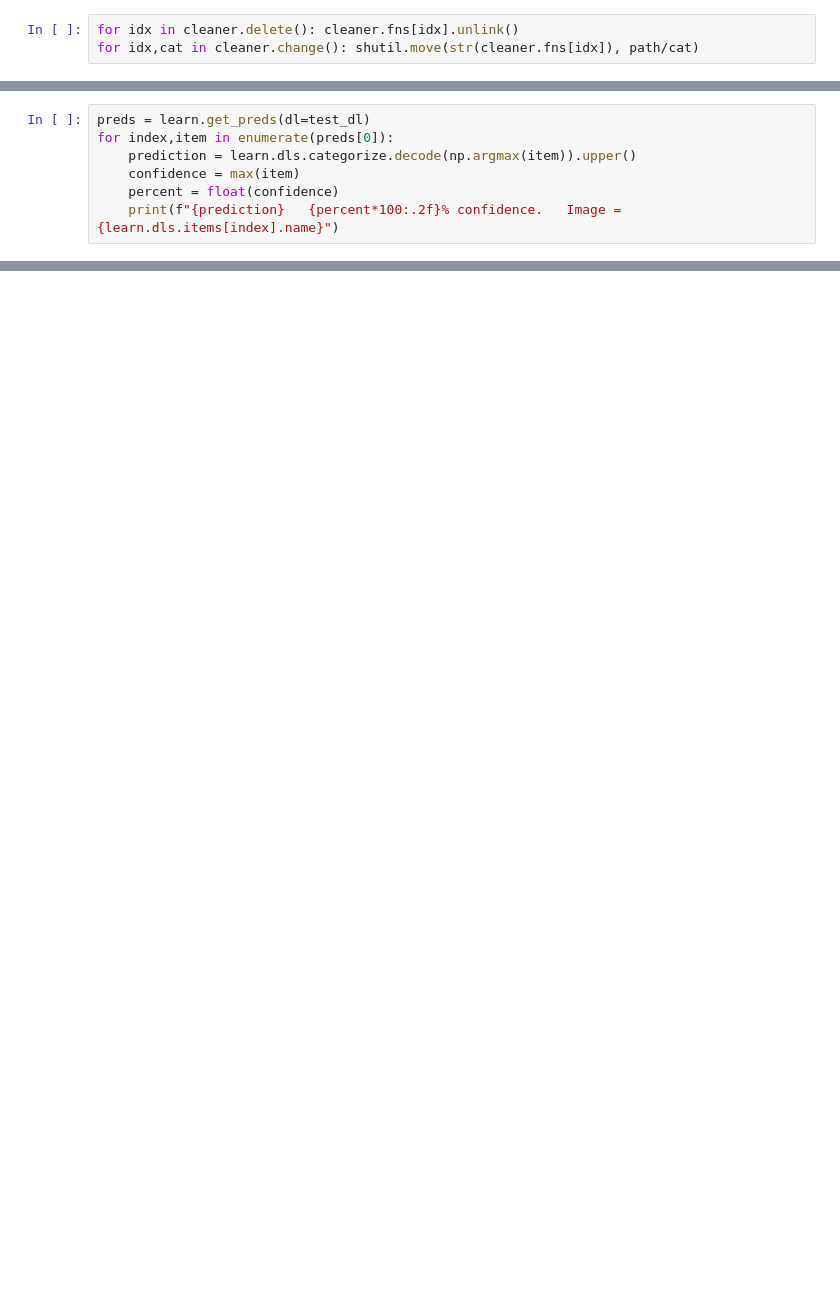
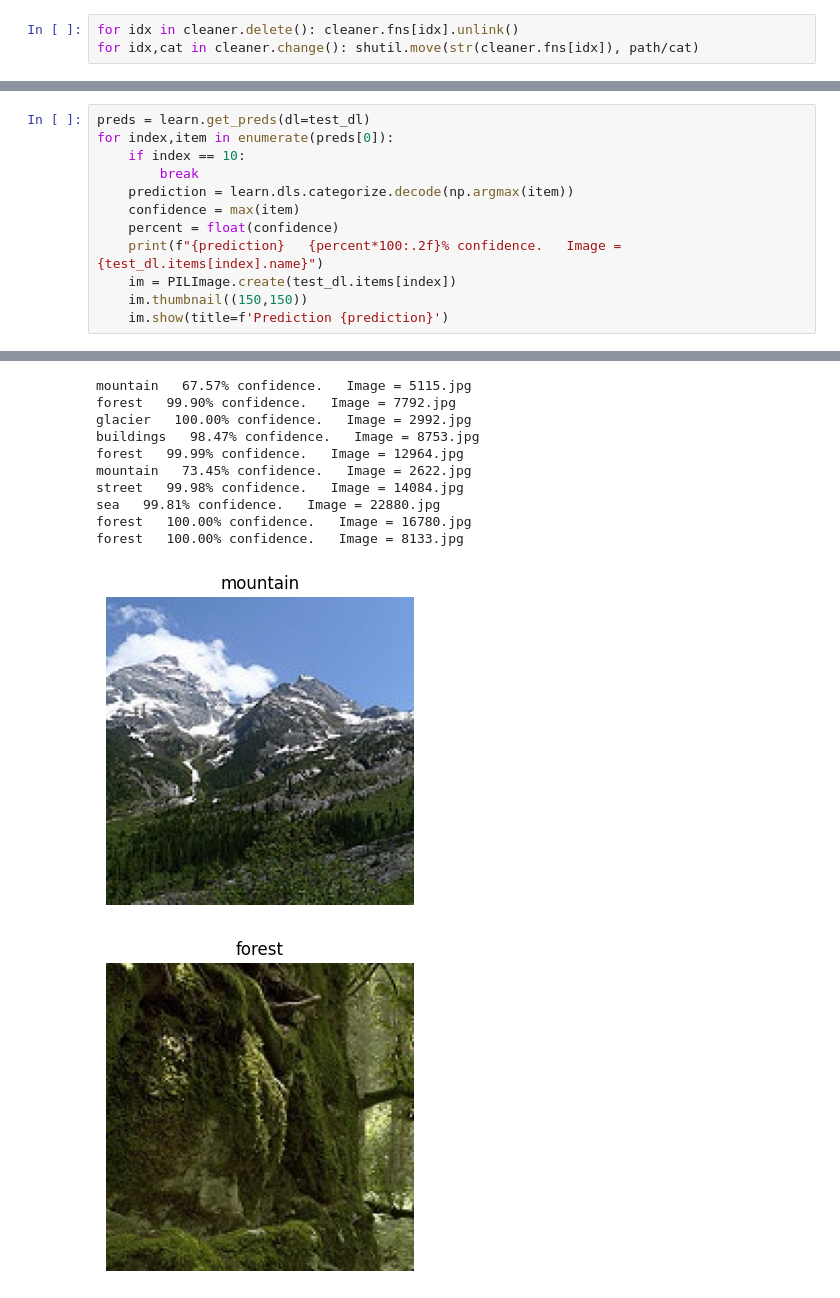
Before and after one commit to dnth/fastdup-manage-clean-curate-blogpost, a Jupyter notebook: train_clean.ipynb, the cells around one changed output, grey strips where cells are left out. Cells and saved outputs as stored; diff of their text form; blank space fills up the shorter version.

```diff
--- a/train_clean.ipynb
+++ b/train_clean.ipynb
@@ -80,7 +145,13 @@ learn.get_preds(dl=test_dl)
 # %%
 preds = learn.get_preds(dl=test_dl)
 for index,item in enumerate(preds[0]):
-    prediction = learn.dls.categorize.decode(np.argmax(item)).upper()
+    if index == 10:
+        break
+    prediction = learn.dls.categorize.decode(np.argmax(item))
     confidence = max(item)
     percent = float(confidence)
-    print(f"{prediction}   {percent*100:.2f}% confidence.   Image = {learn.dls.items[index].name}")
+    print(f"{prediction}   {percent*100:.2f}% confidence.   Image = {test_dl.items[index].name}")
+    im = PILImage.create(test_dl.items[index])
+    im.thumbnail((150,150))
+    im.show(title=f'Prediction {prediction}')
+# %% [output]
@@ -86,0 +159,12 @@ for index,item in enumerate(preds[0]):
+mountain   67.57% confidence.   Image = 5115.jpg
+forest   99.90% confidence.   Image = 7792.jpg
+glacier   100.00% confidence.   Image = 2992.jpg
+buildings   98.47% confidence.   Image = 8753.jpg
+forest   99.99% confidence.   Image = 12964.jpg
+mountain   73.45% confidence.   Image = 2622.jpg
+street   99.98% confidence.   Image = 14084.jpg
+sea   99.81% confidence.   Image = 22880.jpg
+forest   100.00% confidence.   Image = 16780.jpg
+forest   100.00% confidence.   Image = 8133.jpg
+[figure, added]
+[figure, added]
```
Also changed, not shown: parts of 11 cells of this notebook, 12 other files.
